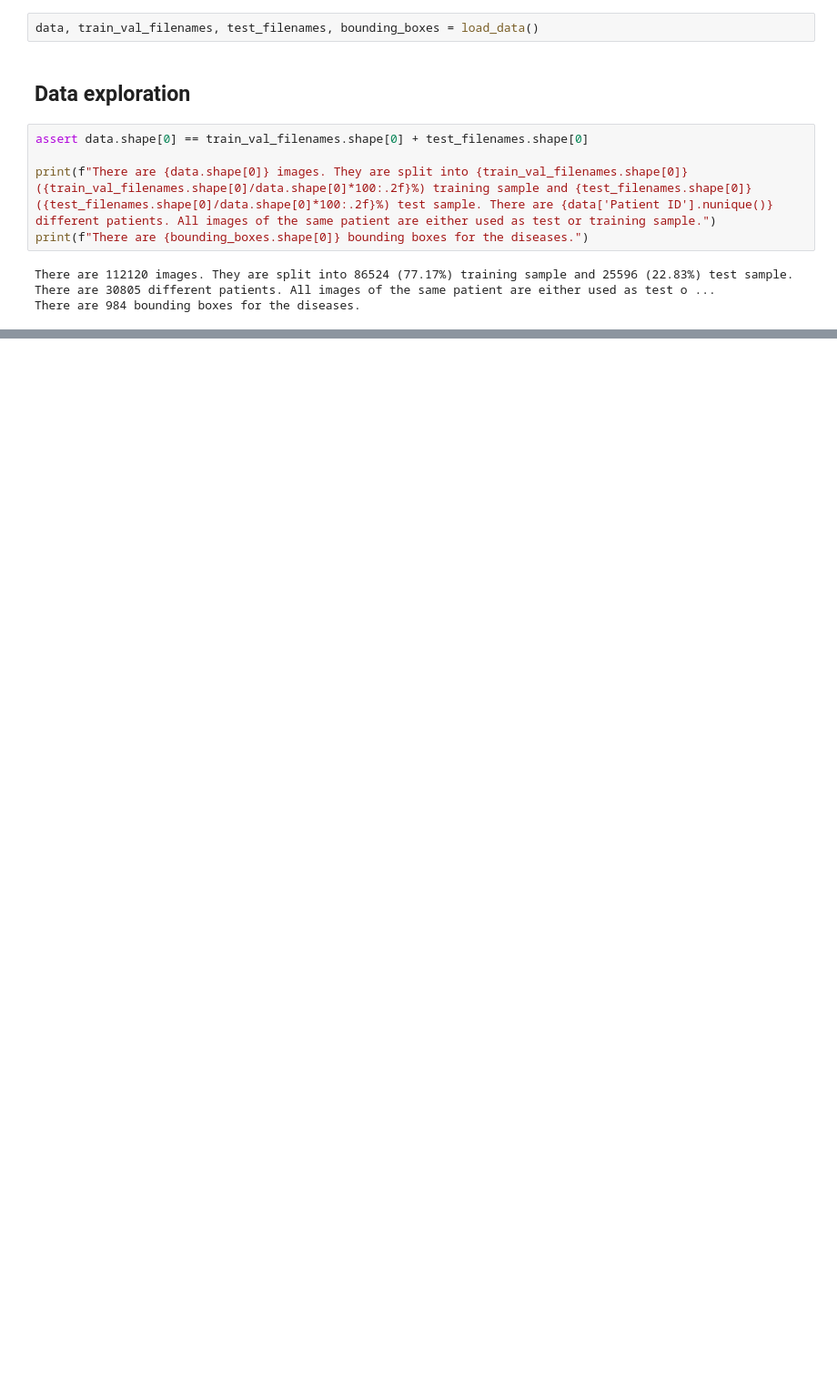
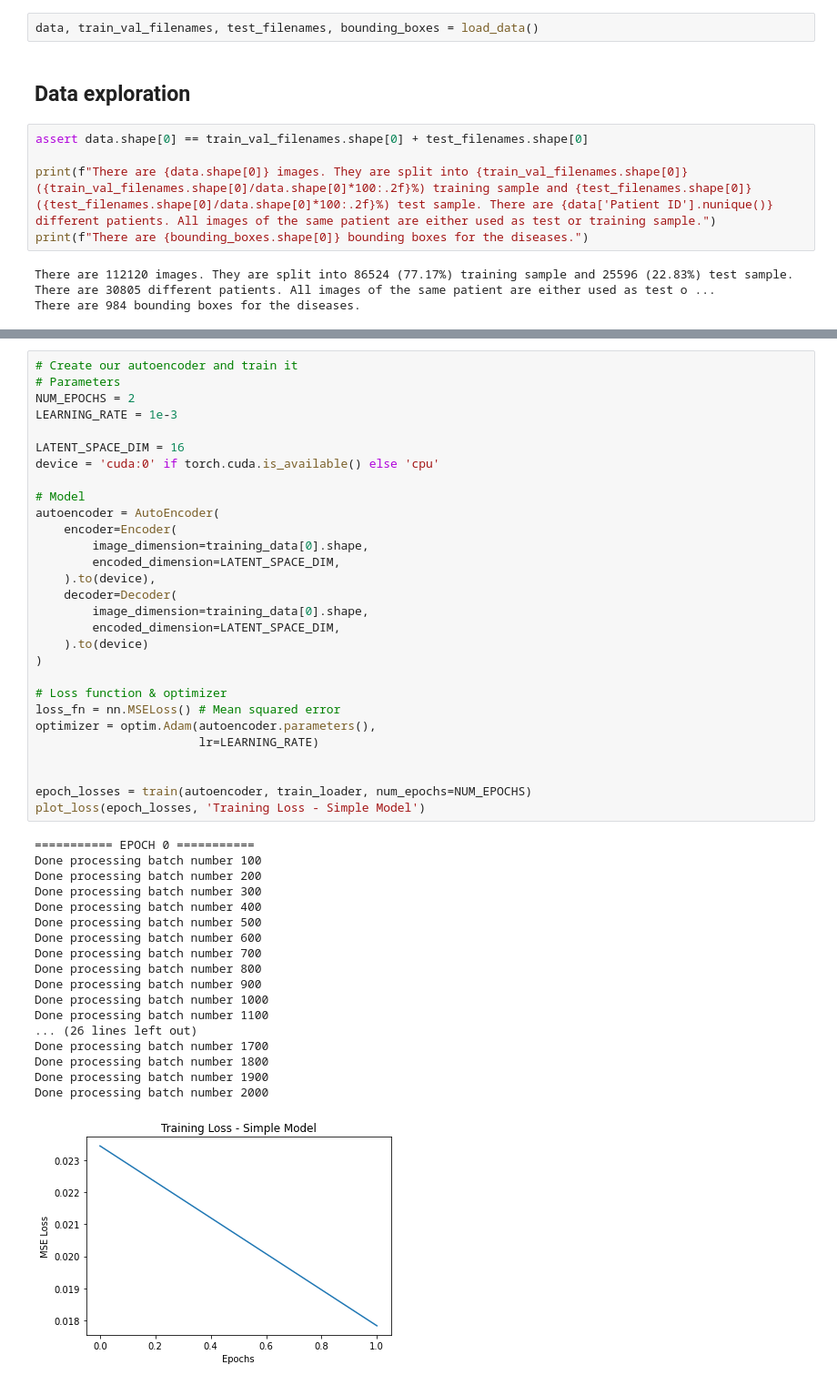
Before and after one commit to antoinebasseto/cbir, a Jupyter notebook: VAE.ipynb, the cells around one changed output, grey strips where cells are left out. Shown at 91% size. Saved outputs shown, nothing was run; the diff lists cells and outputs as text; blank space fills up the shorter version.

Commit message:
Implement Dataset/Dataloader and very basic linear Autoencoder

```diff
--- a/VAE.ipynb
+++ b/VAE.ipynb
@@ -113,0 +502,48 @@ display_image(read_image(data.iloc[0]["Filename"], "data/images/images_001/")) #
+# %%
+# Create our autoencoder and train it
+# Parameters
+NUM_EPOCHS = 2
+LEARNING_RATE = 1e-3
+
+LATENT_SPACE_DIM = 16
+device = 'cuda:0' if torch.cuda.is_available() else 'cpu'
+
+# Model
+autoencoder = AutoEncoder(
+    encoder=Encoder(
+        image_dimension=training_data[0].shape,
+        encoded_dimension=LATENT_SPACE_DIM,
+    ).to(device),
+    decoder=Decoder(
+        image_dimension=training_data[0].shape,
+        encoded_dimension=LATENT_SPACE_DIM,
+    ).to(device)
+)
+
+# Loss function & optimizer
+loss_fn = nn.MSELoss() # Mean squared error
+optimizer = optim.Adam(autoencoder.parameters(),
+                       lr=LEARNING_RATE)
+
+
+epoch_losses = train(autoencoder, train_loader, num_epochs=NUM_EPOCHS)
+plot_loss(epoch_losses, 'Training Loss - Simple Model')
+# %% [output]
+=========== EPOCH 0 ===========
+Done processing batch number 100
+Done processing batch number 200
+Done processing batch number 300
+Done processing batch number 400
+Done processing batch number 500
+Done processing batch number 600
+Done processing batch number 700
+Done processing batch number 800
+Done processing batch number 900
+Done processing batch number 1000
+Done processing batch number 1100
+... (26 lines left out)
+Done processing batch number 1700
+Done processing batch number 1800
+Done processing batch number 1900
+Done processing batch number 2000
+[figure, added]
```
Also changed, not shown: parts of 14 cells of this notebook.
